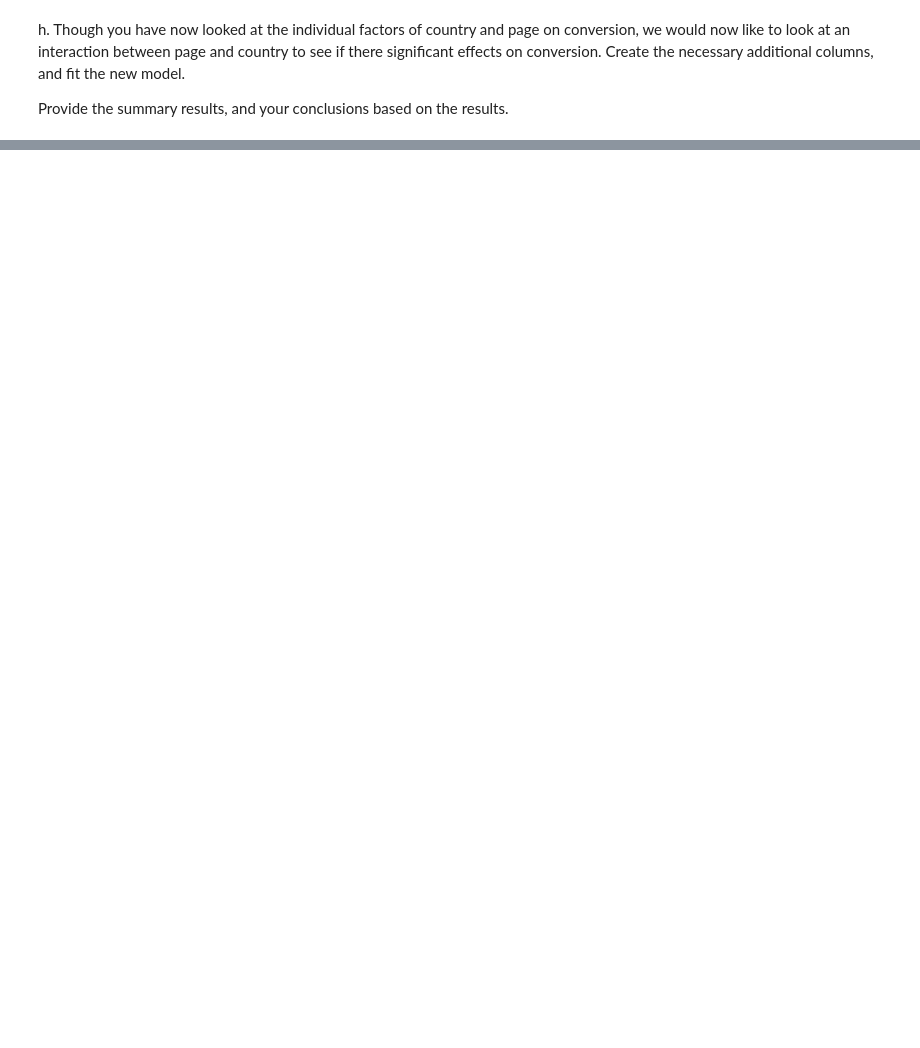
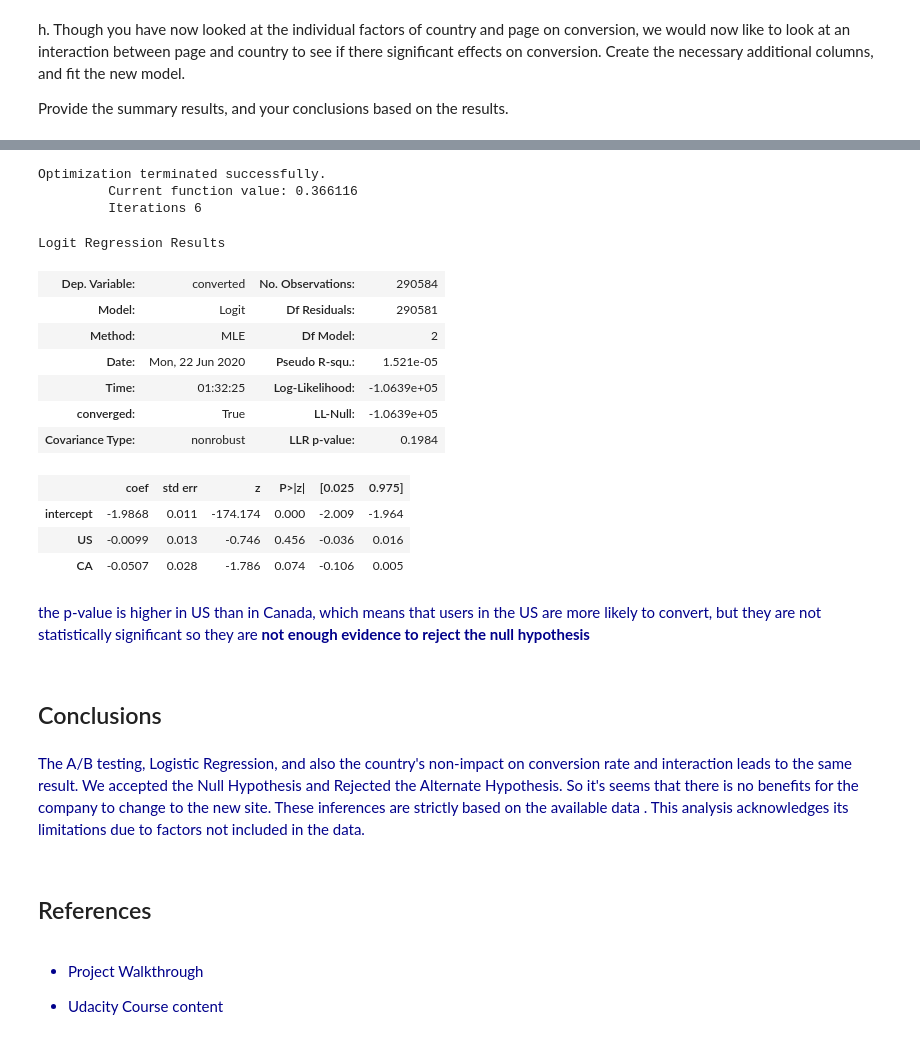
Before and after one commit to GAltuwaijri/Analyze_AB_Test_Results, a Jupyter notebook: Analyze_ab_test_results.ipynb, the cells around one changed output, grey strips where cells are left out. Cells and saved outputs as stored; diff of their text form; code cells hidden in the pictures; blank space fills up the shorter version.

```diff
--- a/Analyze_ab_test_results.ipynb
+++ b/Analyze_ab_test_results.ipynb
@@ -393,0 +457,44 @@ call(['python', '-m', 'nbconvert', 'Analyze_ab_test_results_notebook.ipynb'])
+# %%
+### Fit Your Linear Model And Obtain the Results
+mod = sm.Logit(df_new['converted'], df_new[['intercept', 'US', 'CA']])
+
+results = mod.fit()
+
+results.summary()
+# %% [output]
+Optimization terminated successfully.
+         Current function value: 0.366116
+         Iterations 6
+Logit Regression Results
+| Dep. Variable: | converted | No. Observations: | 290584 |
+| Model: | Logit | Df Residuals: | 290581 |
+| Method: | MLE | Df Model: | 2 |
+| Date: | Mon, 22 Jun 2020 | Pseudo R-squ.: | 1.521e-05 |
+| Time: | 01:32:25 | Log-Likelihood: | -1.0639e+05 |
+| converged: | True | LL-Null: | -1.0639e+05 |
+| Covariance Type: | nonrobust | LLR p-value: | 0.1984 |
+|  | coef | std err | z | P>|z| | [0.025 | 0.975] |
+| intercept | -1.9868 | 0.011 | -174.174 | 0.000 | -2.009 | -1.964 |
+| US | -0.0099 | 0.013 | -0.746 | 0.456 | -0.036 | 0.016 |
+| CA | -0.0507 | 0.028 | -1.786 | 0.074 | -0.106 | 0.005 |
+# %% [markdown]
+<font color=darkblue>
+
+the p-value is higher in US than in Canada, which means that users in the US are more likely to convert, but they are not statistically significant so they are **not enough evidence to reject the null hypothesis**
+# %% [markdown]
+<a id='conclusions'></a>
+## Conclusions
+# %% [markdown]
+<font color=darkblue>
+
+
+The A/B testing, Logistic Regression, and also the country's non-impact on conversion rate and interaction leads to the same result. We accepted the Null Hypothesis and Rejected the Alternate Hypothesis. So it's seems that there is no benefits for the company to change to the new site.
+These inferences are strictly based on the available data . This analysis acknowledges its limitations due to factors not included in the data.
+# %% [markdown]
+## References
+# %% [markdown]
+   <font color=darkblue>
+
+ - Project Walkthrough
+
+ - Udacity Course content
```
Also changed, not shown: parts of 21 cells of this notebook, 1 other file.
